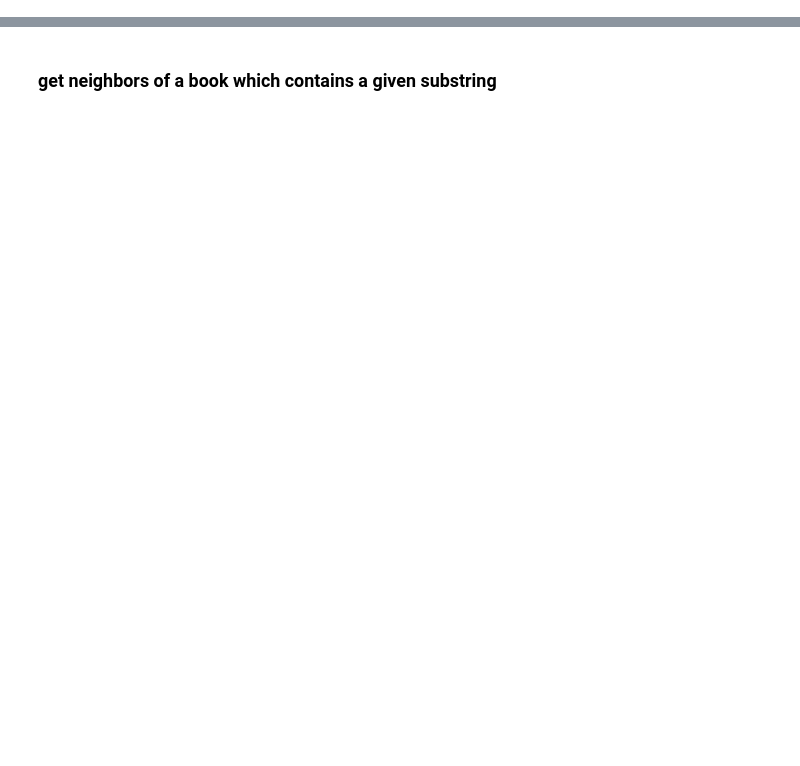
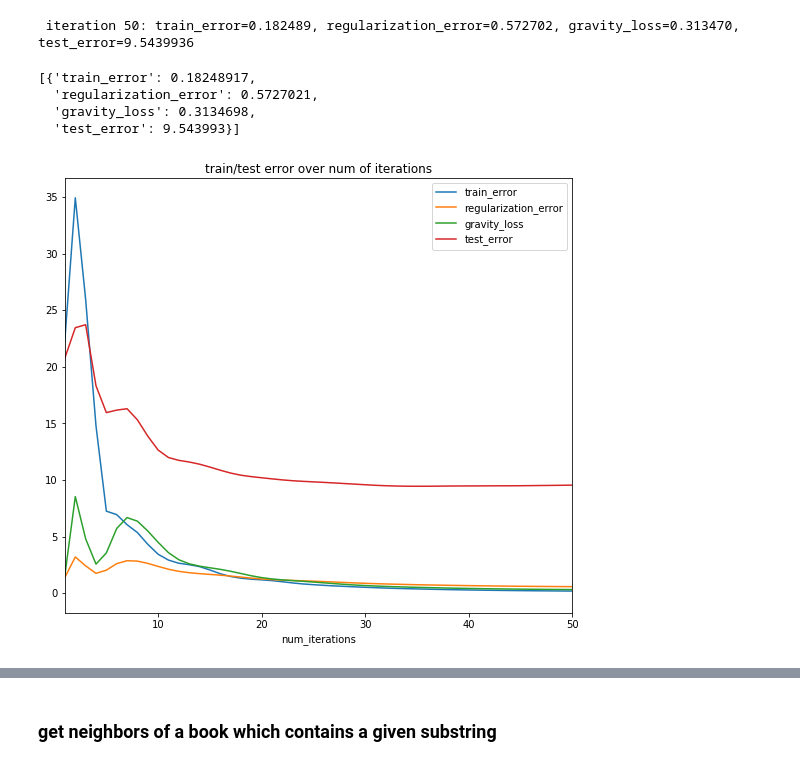
Before and after one commit to elainewyq/Goodreads_Book_Recommender, a Jupyter notebook: RecommendationExample.ipynb, the cells around one changed output, grey strips where cells are left out. Saved outputs shown, nothing was run; the diff lists cells and outputs as text; code cells hidden in the pictures; blank space fills up the shorter version.

Commit message:
update model to use regularization and adam optimizer

```diff
--- a/RecommendationExample.ipynb
+++ b/RecommendationExample.ipynb
@@ -92,0 +45,2 @@ model.train(num_iterations=2000, learning_rate=1.)
+# %%
+reviews = pd.read_csv('data/cleaned_reviews_mystery.csv')
@@ -92,0 +108,5 @@ model.train(num_iterations=2000, learning_rate=1.)
+# %%
+# A CFModel object that uses a regularized loss, gravity loss with adam optimizer
+model = build_model(reviews, embedding_dim=30, init_stddev=0.05,
+                    regularization_coeff=0.1,
+                    gravity_coeff=1.0)
@@ -92,0 +133,9 @@ model.train(num_iterations=2000, learning_rate=1.)
+# %%
+model.train(num_iterations=50)
+# %% [output]
+ iteration 50: train_error=0.182489, regularization_error=0.572702, gravity_loss=0.313470, test_error=9.5439936
+[{'train_error': 0.18248917,
+  'regularization_error': 0.5727021,
+  'gravity_loss': 0.3134698,
+  'test_error': 9.543993}]
+[figure, added]
```
Also changed, not shown: parts of 40 cells of this notebook, 1 other file.
